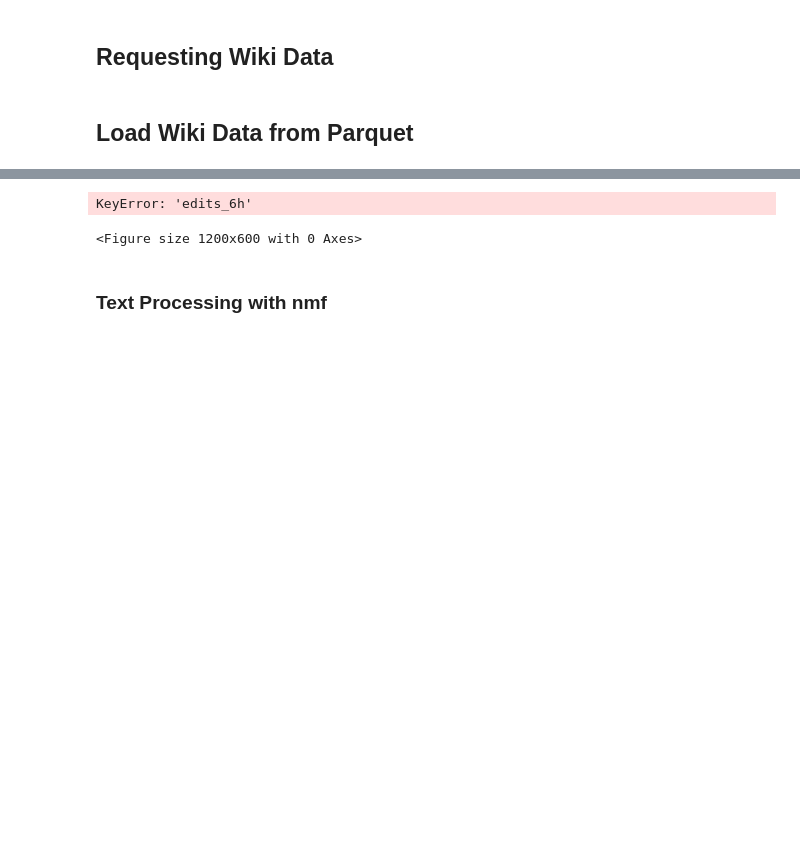
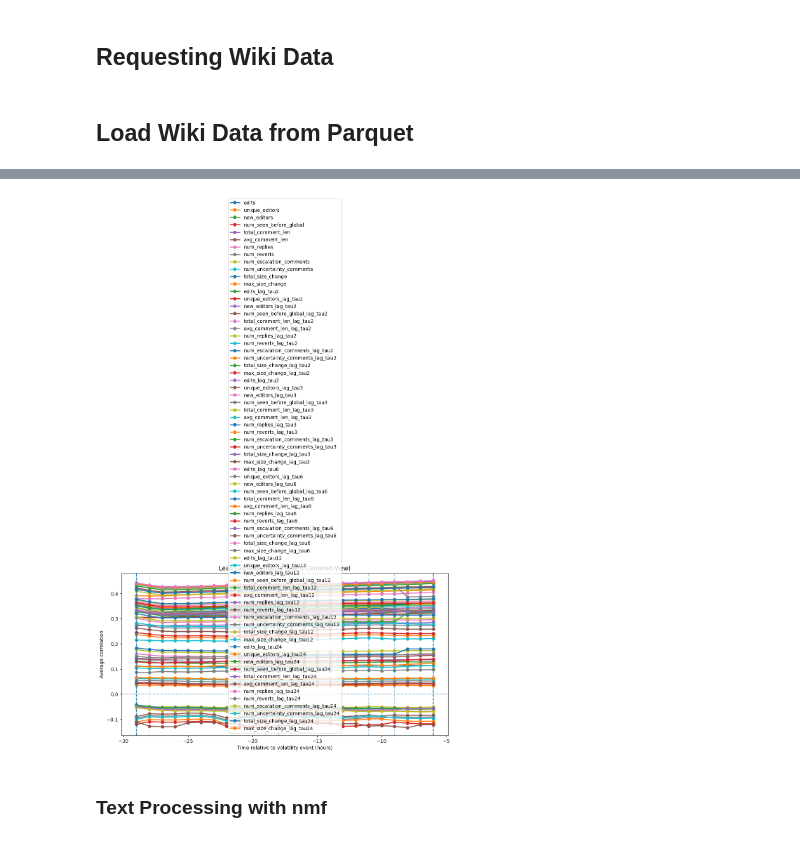
Before and after one commit to tallywiesenberg/thinking-bee, a Jupyter notebook: src/02_directional_alpha.ipynb, the cells around one changed output, grey strips where cells are left out. Cells and saved outputs as stored; diff of their text form; code cells hidden in the pictures; blank space fills up the shorter version.

```diff
--- a/src/02_directional_alpha.ipynb
+++ b/src/02_directional_alpha.ipynb
@@ -329,7 +350,7 @@ import pandas as pd
 
 df = df.loc[:, ~df.columns.duplicated()].copy()
 
-features_to_plot = [col + "_6h" for col in X_cols]
+features_to_plot = [col for col in X_cols]
 
 max_lag = 24
 target_horizon = 6
@@ -352,35 +373,34 @@ for feature in features_to_plot:
         market_corrs[slug] = corrs
 
     corr_df = pd.DataFrame(market_corrs)
     avg_corr = corr_df.mean(axis=1)
 
     # NEGATIVE time axis
     time_to_event = -(np.arange(max_lag) + target_horizon)
 
     plt.plot(
         time_to_event,
         avg_corr,
         marker="o",
         linewidth=2,
         label=feature
     )
 
     # mark strongest signal
     best_idx = np.argmax(avg_corr)
     best_time = -(best_idx + target_horizon)
     plt.axvline(best_time, linestyle="--", alpha=0.2)
 
 plt.axhline(0, linestyle="--", alpha=0.5)
 
 plt.xlabel("Time relative to volatility event (hours)")
 plt.ylabel("Average correlation")
 plt.title("Lead-Lag Relationship (Event-Centered View)")
 plt.legend()
 plt.tight_layout()
 plt.show()
 # %% [output]
-KeyError: 'edits_6h'
-<Figure size 1200x600 with 0 Axes>
+[figure, added]
 # %%
 # remove duplicate dataframe columns from repeated cell runs
 df = df.loc[:, ~df.columns.duplicated()].copy()
```
Also changed, not shown: parts of 18 cells of this notebook, 1 other file.
